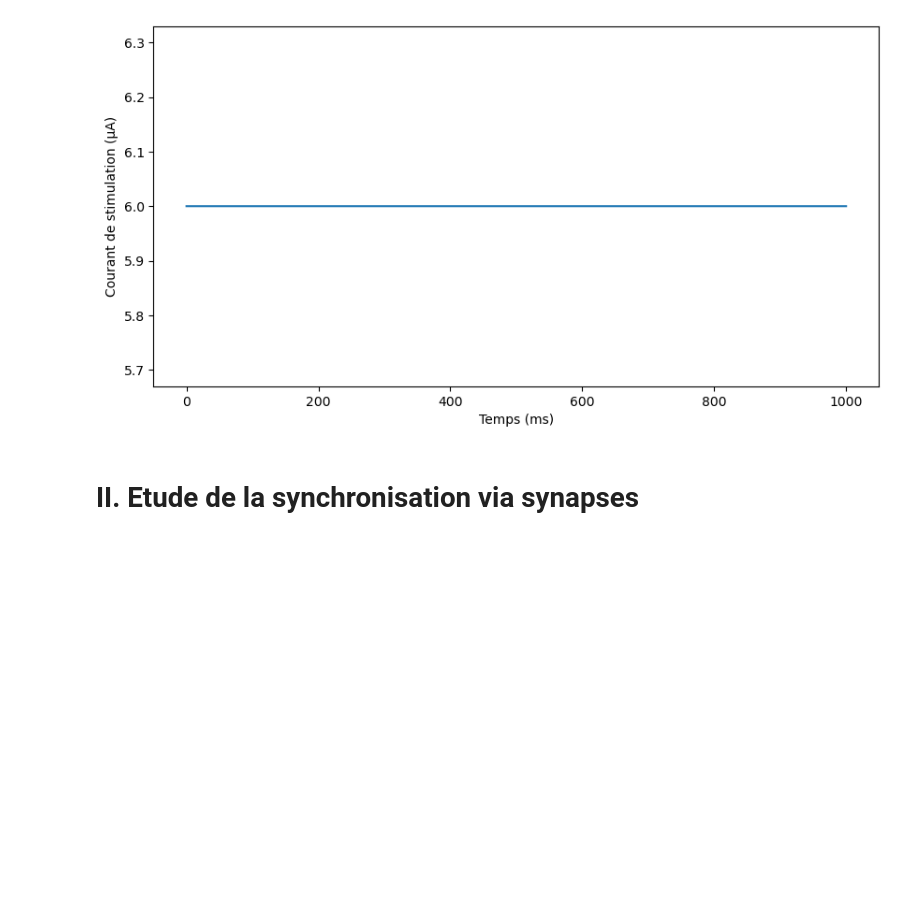
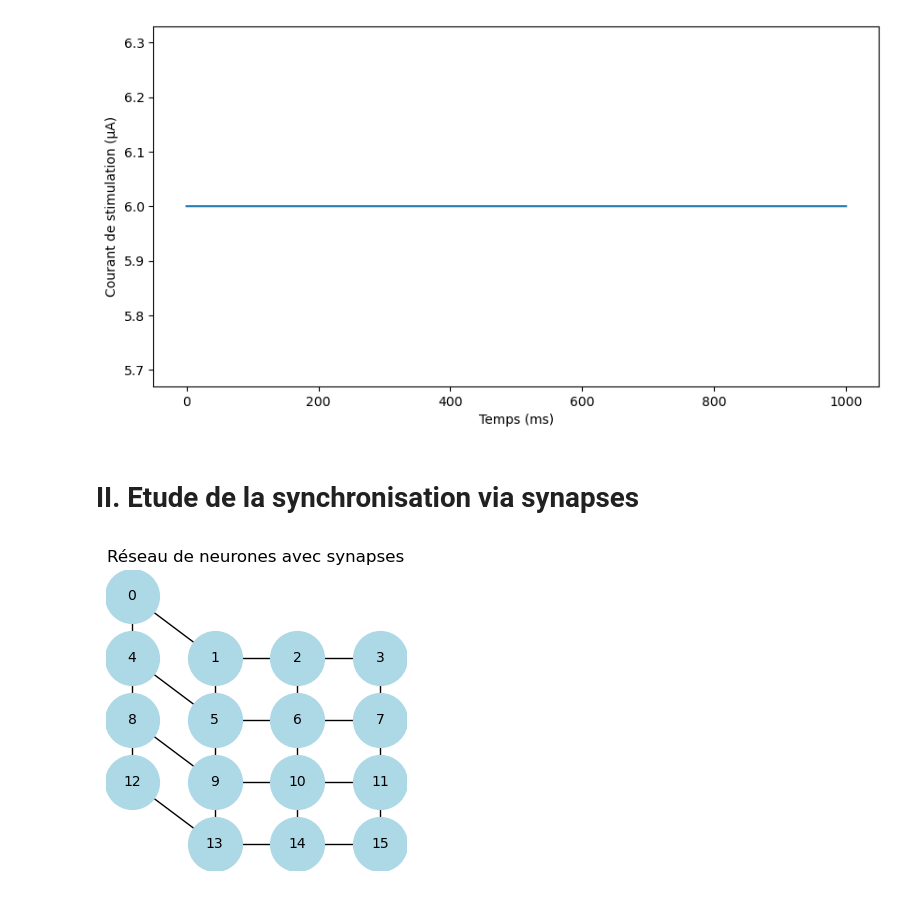
Before and after one commit to elisesuspene/computational_neuroscience_robotics, a Jupyter notebook: td2/TD2-I-II.ipynb, the cells around one changed output. Drawn from its saved outputs; the diff is of its cells as text; code cells hidden in the pictures; blank space fills up the shorter version.

```diff
--- a/td2/TD2-I-II.ipynb
+++ b/td2/TD2-I-II.ipynb
@@ -181,2 +180,91 @@ class NeuronRS():
-# %%
-class Synapse()
+# %%
+# ESSAI AVEC DES SYNAPSES INHIBITRICES
+
+import networkx as nx
+import numpy as np
+
+dic_syn = {}
+dic_neurones = {}
+
+# Paramètres moyens des neurones
+taum = 10.
+taus = 10.
+Af = 2.5
+sigmaf = 1.
+sigmas = 10.
+
+# Construction des neurones
+for i in range(16):
+    name = f"{i}"
+    Vm0 = -65 + np.random.normal(0, 1.5)  # mV
+    taum_bruite = taum + np.random.normal(0, 1.5)
+    taus_bruite = taus + np.random.normal(0, 1.5)
+    Af_bruite = Af + np.random.normal(0, 1.5)
+    sigmaf_bruite = sigmaf + np.random.normal(0, 1.5)
+    sigmas_bruite = sigmas + np.random.normal(0, 1.5)
+    neuron = NeuronRS2(Vm0, taum_bruite, taus_bruite, Af_bruite, sigmaf_bruite, sigmas_bruite, name)
+
+# Paramètres des synapses
+E_syn_i = -70 # en mV. -70 pour une synapse inhibitrice. 0 pour une excitatrice
+
+# Construction des synapses
+# En lignes
+for i in range(4):
+    for j in range(3):
+        synapse = Synapse(E_syn_i, [f"{4*i+j}", f"{4*i+j+1}"])
+# En colonnes
+for j in range(4):
+    for i in range(3):
+        synapse = Synapse(E_syn_i, [f"{j+4*i}", f"{j+4*(i+1)}"])
+
+# Affichage graphe
+G = nx.Graph()
+pos = {}
+# Ajout des neurones
+for neuron_name in dic_neurones:
+    G.add_node(neuron_name, label=neuron_name)
+    pos[neuron_name] = (int(neuron_name)%4, -int(neuron_name)//4)
+# Ajout des synapses
+for syn in dic_syn.values():
+    G.add_edge(syn.neuron_name_list[0], syn.neuron_name_list[1])
+# Labels des neurones
+labels = {n: G.nodes[n]["label"] for n in G.nodes}
+# Dessin
+plt.figure(figsize=(3, 3))
+nx.draw(
+    G, pos,
+    with_labels=False,
+    node_size=1500,
+    node_color="lightblue",
+    edge_color="black"
+)
+nx.draw_networkx_labels(G, pos, labels, font_size=10)
+plt.title("Réseau de neurones avec synapses")
+plt.axis("off")
+plt.show()
+
+# Boucle de simulation sur les neurones connectés
+
+# Courant de stimulation en uA : dirac
+Is = [0 for i in range(int(T/dt))]
+Is[200] = 5. # en µA
+Is_vide = [0 for i in range(int(T/dt))]
+
+plt.figure(1, figsize=(10,5))
+times = [i*dt for i in range(int(T/dt))]
+for neurone in dic_neurones.values():
+    if neurone.name == "0":
+        neurone.simulation(Is)
+    else:
+        neurone.simulation(Is_vide)
+    plt.plot(times, neurone.l_Vm, label=neurone.name)
+    plt.ylabel("Potentiel membranaire (mV)")
+    plt.xlabel("Temps (ms)")
+    plt.legend()
+plt.figure(2, figsize=(10,5))
+plt.plot(times, Is)
+plt.ylabel("Courant de stimulation (µA)")
+plt.xlabel("Temps (ms)")
+plt.show()
+# %% [output]
+[figure, added]
```
Also changed, not shown: parts of 5 cells of this notebook.
